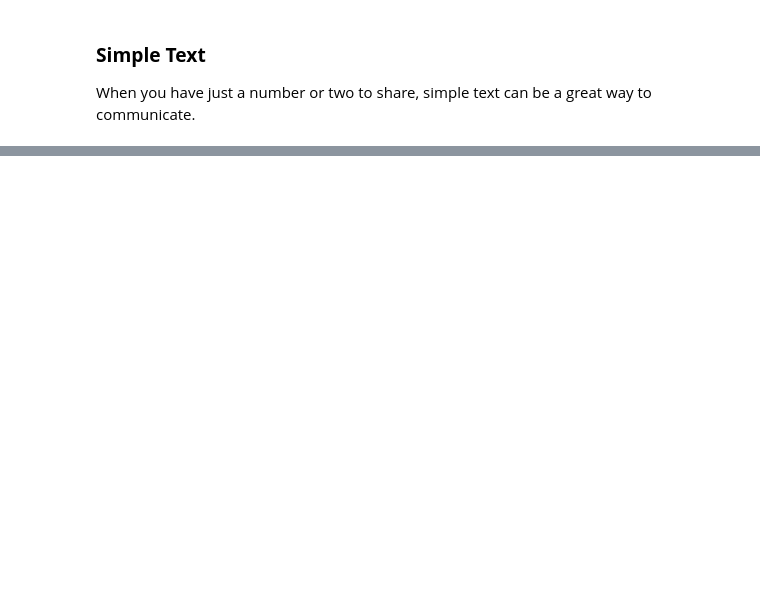
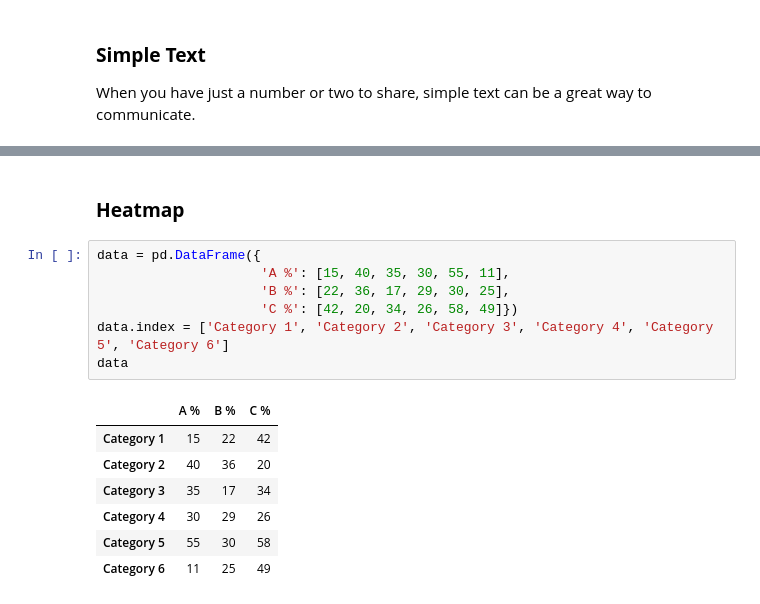
Before and after one commit to ashutosh2909/Storytelling-with-data, a Jupyter notebook: Storytelling_with_Data.ipynb, the cells around one changed output, grey strips where cells are left out. Cells and saved outputs as stored; diff of their text form; blank space fills up the shorter version.

```diff
--- a/Storytelling_with_Data.ipynb
+++ b/Storytelling_with_Data.ipynb
@@ -73,3 +75,20 @@ fig.update_layout(autosize=False, width=300, height=300)
 fig.show()
 # %% [output]
 [interactive output not drawn]
+# %% [markdown]
+### **Heatmap**
+# %%
+data = pd.DataFrame({
+                     'A %': [15, 40, 35, 30, 55, 11],
+                     'B %': [22, 36, 17, 29, 30, 25],
+                     'C %': [42, 20, 34, 26, 58, 49]})
+data.index = ['Category 1', 'Category 2', 'Category 3', 'Category 4', 'Category 5', 'Category 6']
+data
+# %% [output]
+|  | A % | B % | C % |
+| Category 1 | 15 | 22 | 42 |
+| Category 2 | 40 | 36 | 20 |
+| Category 3 | 35 | 17 | 34 |
+| Category 4 | 30 | 29 | 26 |
+| Category 5 | 55 | 30 | 58 |
+| Category 6 | 11 | 25 | 49 |
```
Also changed, not shown: parts of 5 cells of this notebook.
